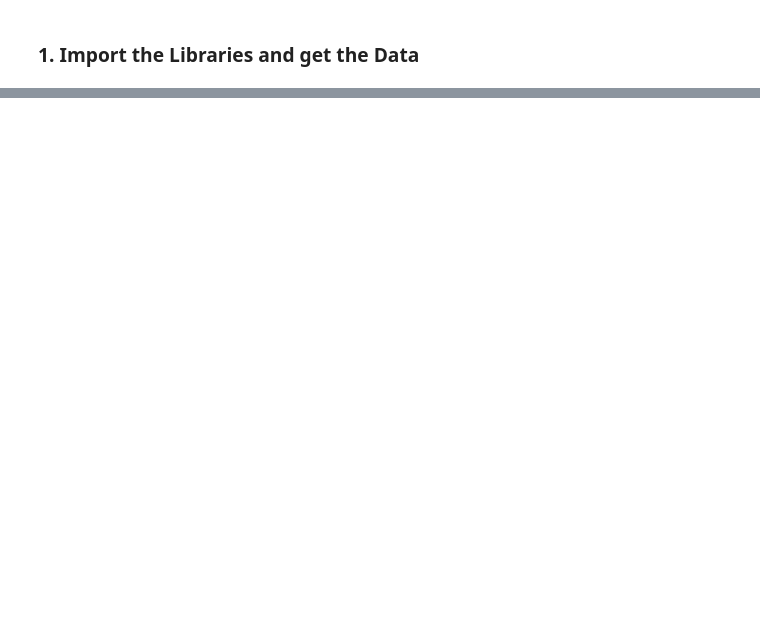
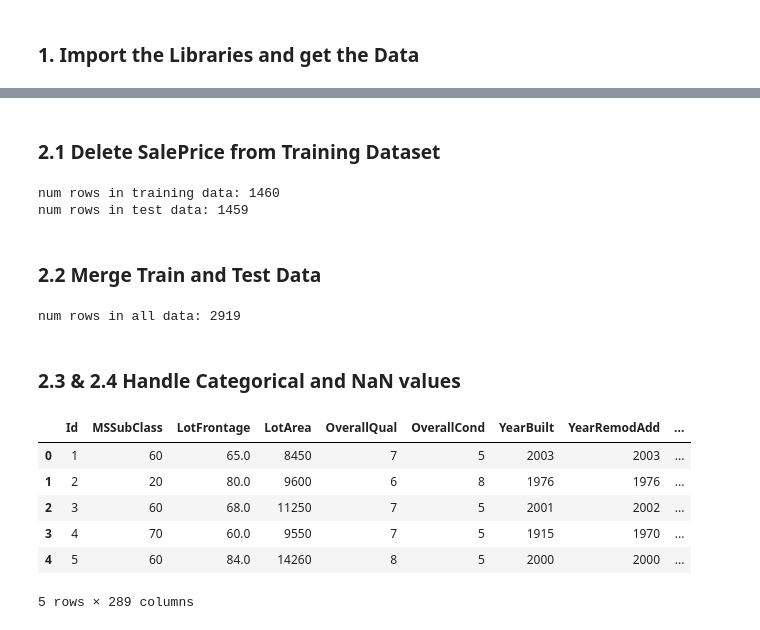
Before and after one commit to JuanFakhri/HousePrices_AdvancedRegressionTechniques, a Jupyter notebook: House Prices - AdvancedRegressionTechniques.ipynb, the cells around one changed output, grey strips where cells are left out. Cells and saved outputs as stored; diff of their text form; code cells hidden in the pictures; blank space fills up the shorter version.

```diff
--- a/House Prices - AdvancedRegressionTechniques.ipynb
+++ b/House Prices - AdvancedRegressionTechniques.ipynb
@@ -49,0 +34,4 @@ df
+# %%
+# read the data
+train_data = pd.read_csv('train.csv')
+test_data = pd.read_csv('test.csv')
@@ -49,0 +69,45 @@ df
+# %% [markdown]
+### 2.1 Delete SalePrice from Training Dataset
+# %%
+# find number of rows
+num_rows_train = len(train_data.index)
+print("num rows in training data: " + str(num_rows_train))
+print("num rows in test data: " + str(len(test_data.index)))
+
+# store and drop the training predictions
+y_train = train_data.iloc[:,-1]
+train_data.drop(columns=train_data.columns[-1],
+        axis=1,
+        inplace=True)
+# %% [output]
+num rows in training data: 1460
+num rows in test data: 1459
+# %% [markdown]
+### 2.2 Merge Train and Test Data
+# %%
+# merge all data for cleaning
+all_data = train_data.append(test_data, ignore_index=True)
+print("num rows in all data: " + str(len(all_data.index)))
+
+# delete id column because ID is not a predictor of house price
+ids = all_data.drop('Id', axis=1)
+# %% [output]
+num rows in all data: 2919
+# %% [markdown]
+### 2.3 & 2.4 Handle Categorical and NaN values
+# %%
+# convert categorical data to numerical (0 or 1)
+all_data = pd.get_dummies(data=all_data)
+
+# replace NaN values
+all_data = all_data.fillna(-1)
+
+all_data.head()
+# %% [output]
+|  | Id | MSSubClass | LotFrontage | LotArea | OverallQual | OverallCond | YearBuilt | YearRemodAdd | ... |
+| 0 | 1 | 60 | 65.0 | 8450 | 7 | 5 | 2003 | 2003 | ... |
+| 1 | 2 | 20 | 80.0 | 9600 | 6 | 8 | 1976 | 1976 | ... |
+| 2 | 3 | 60 | 68.0 | 11250 | 7 | 5 | 2001 | 2002 | ... |
+| 3 | 4 | 70 | 60.0 | 9550 | 7 | 5 | 1915 | 1970 | ... |
+| 4 | 5 | 60 | 84.0 | 14260 | 8 | 5 | 2000 | 2000 | ... |
+5 rows × 289 columns
```
Also changed, not shown: parts of 25 cells of this notebook.
